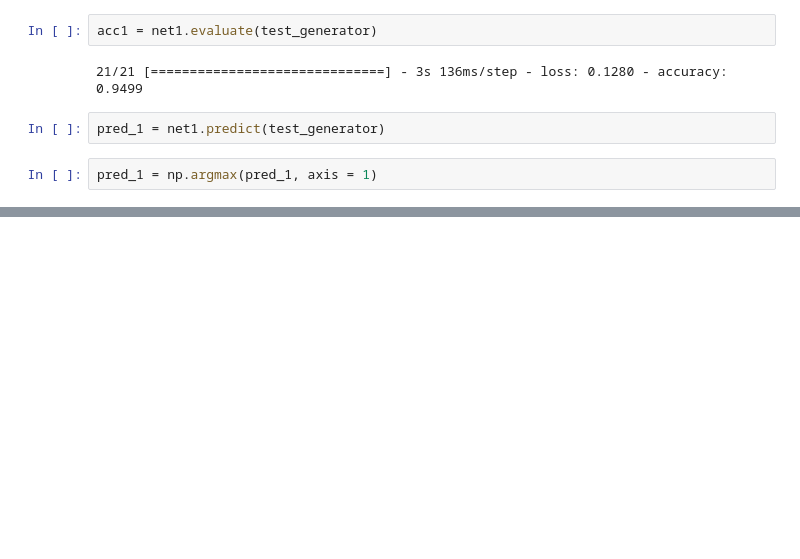
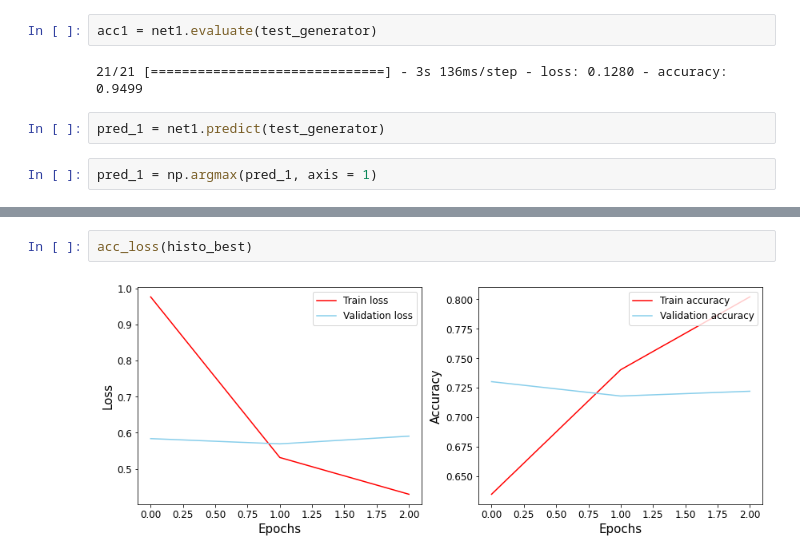
Before and after one commit to Chri1629/dsim_project, a Jupyter notebook: image/ambulanze.ipynb, the cells around one changed output, grey strips where cells are left out. Drawn from its saved outputs; the diff is of its cells as text; blank space fills up the shorter version.

```diff
--- a/image/ambulanze.ipynb
+++ b/image/ambulanze.ipynb
@@ -236,0 +312,4 @@ weighted avg       0.95      0.95      0.95       659
+# %%
+acc_loss(histo_best)
+# %% [output]
+[figure, added]
```
Also changed, not shown: parts of 39 cells of this notebook.
